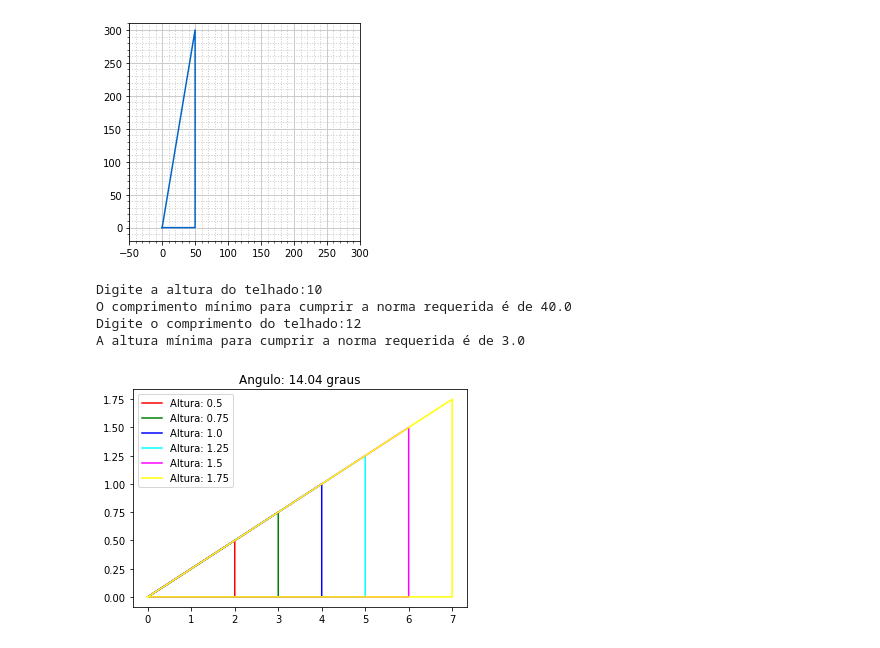
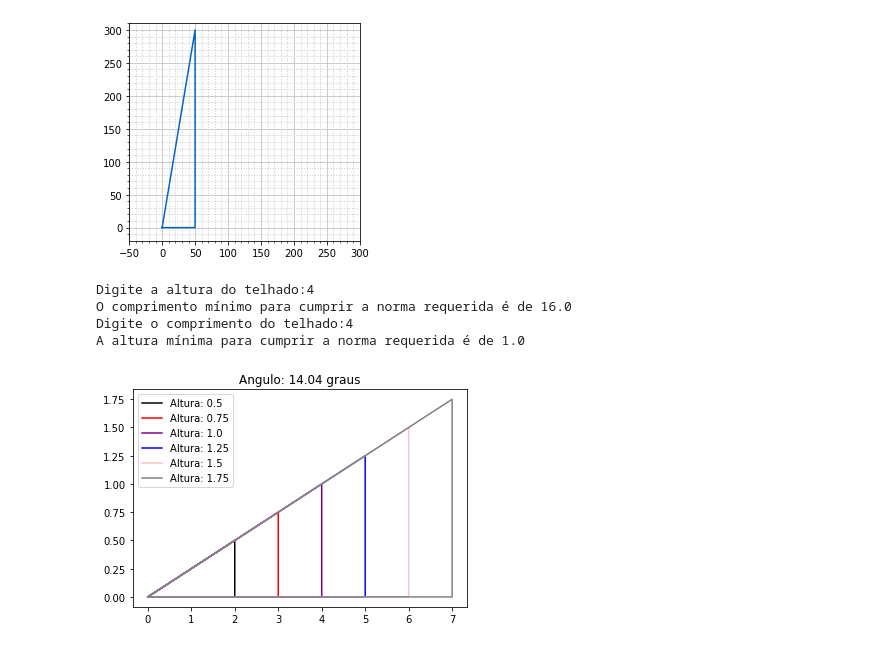
Before and after one commit to Frankossin/Trabalho-Franklin, a Jupyter notebook: Trabalho_modelagem_fisica.ipynb, the cells around one changed output. Cells and saved outputs as stored; diff of their text form; code cells hidden in the pictures.

```diff
--- a/Trabalho_modelagem_fisica.ipynb
+++ b/Trabalho_modelagem_fisica.ipynb
@@ -94,39 +96,39 @@ import numpy as np
 import matplotlib.pyplot as plt
 #a)
 h = float(input("Digite a altura do telhado:"))
 print(f"O comprimento mínimo para cumprir a norma requerida é de {h*4}")
 
 #b)
 c = float(input("Digite o comprimento do telhado:"))
 print(f"A altura mínima para cumprir a norma requerida é de {c/4}")
 
 #c)
 def plot_2_7():
-  colors = ["red", "green", "blue", "cyan", "magenta", "yellow"]
+  colors = ["black", "red", "purple", "blue", "pink", "grey"]
   i = 0
   fig, ax = plt.subplots()
 
   for comprimento in range(2, 8):
     altura = comprimento / 4
 
     angulo = math.atan(altura / comprimento) * 57.2958
 
     x = [0, comprimento, comprimento, 0]
     y = [0, 0, altura, 0]
 
     ax.set_title('Angulo: ' + str(round(angulo, 2)) + " graus")
     ax.plot(x, y, color=colors[i], label=f'Altura: {altura}')
     plt.legend()
     i += 1
   plt.show()
 
 plot_2_7()
 # %% [output]
-Digite a altura do telhado:10
-O comprimento mínimo para cumprir a norma requerida é de 40.0
-Digite o comprimento do telhado:12
-A altura mínima para cumprir a norma requerida é de 3.0
+Digite a altura do telhado:4
+O comprimento mínimo para cumprir a norma requerida é de 16.0
+Digite o comprimento do telhado:4
+A altura mínima para cumprir a norma requerida é de 1.0
-[figure, old version]
+[figure, new version]
 # %%
 #EX 3
 
```
Also changed, not shown: parts of 3 cells of this notebook.
